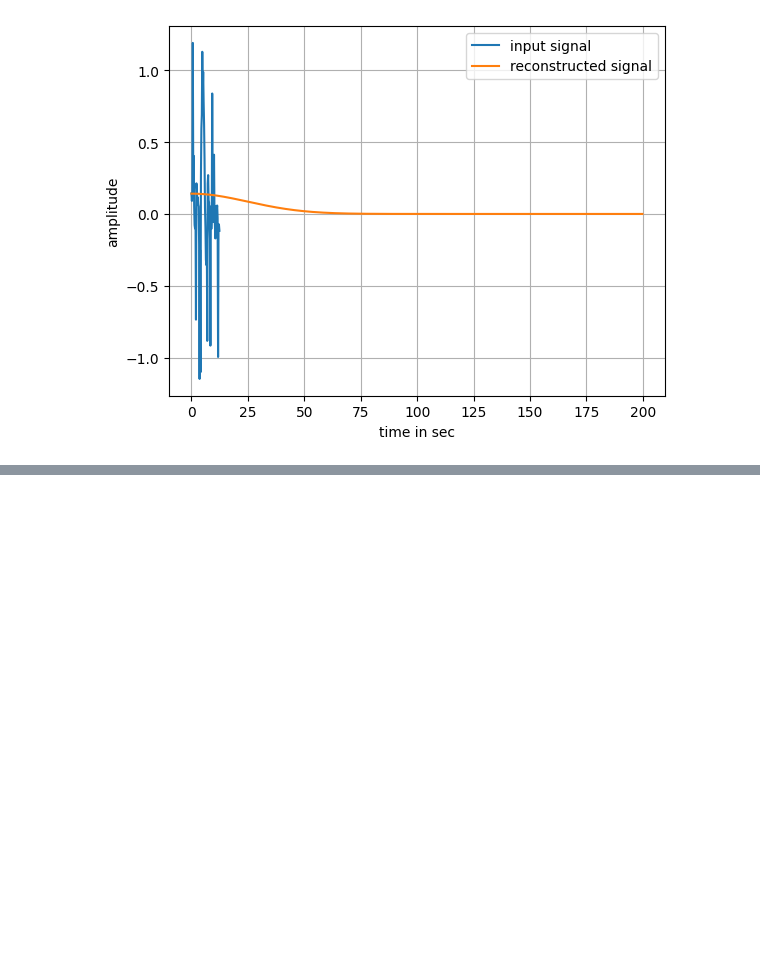
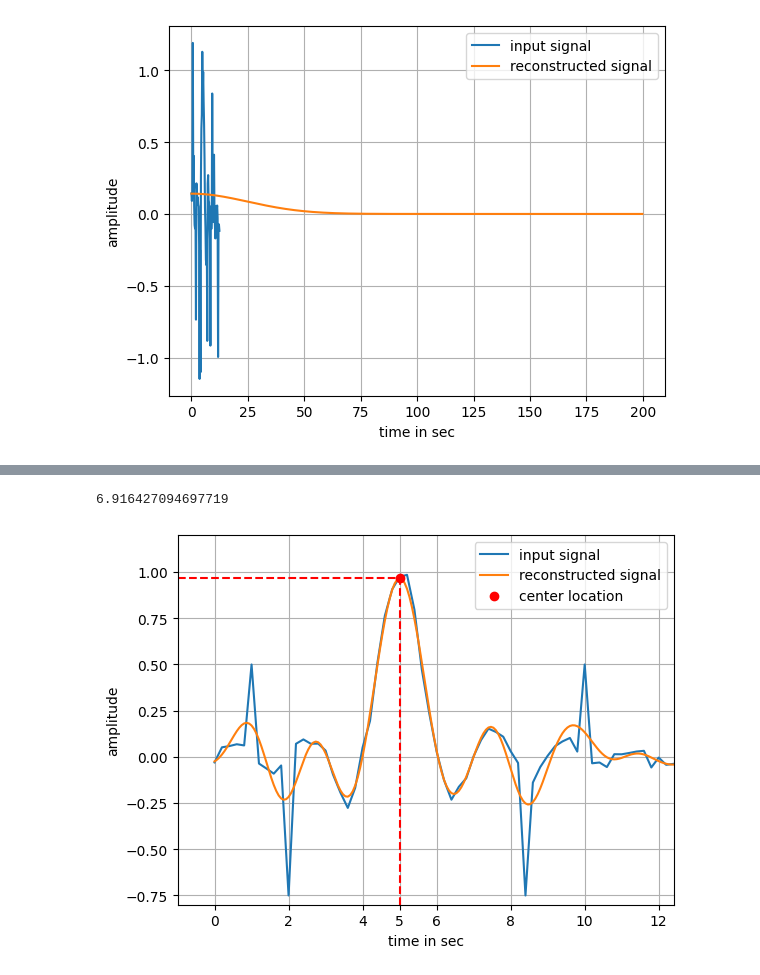
Before and after one commit to s184012/ml-in-signal-assignment3, a Jupyter notebook: problemset3.ipynb, the cells around one changed output, grey strips where cells are left out. Saved outputs shown, nothing was run; the diff lists cells and outputs as text; code cells hidden in the pictures; blank space fills up the shorter version.

```diff
--- a/problemset3.ipynb
+++ b/problemset3.ipynb
@@ -103,7 +103,7 @@ repetitions=100;
 Amean = np.zeros(shape=(2,2))
 for i in range(0,repetitions):
     r = np.random.rand(N,2);
-    x = (A@r.T).T;
+    t = (A@r.T).T;
 
     # calculate ica
     mu = 0.1;
@@ -111,11 +111,11 @@ for i in range(0,repetitions):
     iterations = 200;
 
     # Mean across the first (column) axis
-    col_means = np.mean(x, axis=0)
-    x = x - col_means
+    col_means = np.mean(t, axis=0)
+    t = t - col_means
 
     # run ICA
-    W = ICA(x, mu, components, iterations, 'subGauss')
+    W = ICA(t, mu, components, iterations, 'subGauss')
 
     # Normalize unmixing matrix
     A=np.divide(A,np.max(A));
@@ -124,7 +124,7 @@ for i in range(0,repetitions):
     Ahat = np.divide(Ahat, np.max(Ahat));
 
     # Compute unmixed signals
-    y = (W@x.T).T
+    y = (W@t.T).T
 
 
 
@@ -156,7 +156,7 @@ plt.show()
 
 # plot generated data
 plt.figure(figsize=(10,10))
-plt.plot(x[:,0],x[:,1],'.')
+plt.plot(t[:,0],t[:,1],'.')
 plt.show()
 
 # plot data projection on ica axis
@@ -205,12 +205,12 @@ np.random.seed(1)
 steps = 10
 X = np.zeros((len(A), steps))
 Y = np.zeros((len(H), steps))
-x = m0
+t = m0
 for k in range(steps):
     q = np.linalg.cholesky(Q)@np.random.randn(len(A), 1)
-    x = A@x + q
-    y = H@x + s*np.random.randn(2, 1)
-    X[:, k] = x[:, 0]
+    t = A@t + q
+    y = H@t + s*np.random.randn(2, 1)
+    X[:, k] = t[:, 0]
     Y[:, k] = y[:, 0]
 
 plt.figure()
@@ -366,0 +403,60 @@ ax.grid()
+# %%
+N = len(y)
+
+# learning parameters
+sigma = 1
+C = .1
+samples_multiplier = 3
+samples = samples_multiplier*N - (samples_multiplier-1)
+t_sample = np.linspace(t[0], t[-1], samples)
+indices = np.arange(0, samples, samples_multiplier)
+
+
+np.testing.assert_almost_equal(t_sample[indices], t, decimal=2)
+# unbiased L2 Kernel Ridge Regression (KRR-L2)
+# build kernel matrix
+pair_dist = np.abs(t.reshape(-1, 1) - t.reshape(1, -1)) # solution
+K = np.exp(-1/(sigma**2)*pair_dist**2) # solution
+A = C*np.identity(N) + K # solution
+sol = np.linalg.solve(A, y)
+
+# Generate regressor
+# NOTE: this loop can be optimized
+z0 = np.zeros(samples)
+for k in range(samples):
+    z0[k] = 0
+    for j in range(N):
+        value = np.exp(-1/(sigma**2)*(t[j] - t_sample[k])**2)
+        z0[k] += sol[j]*value
+
+
+
+error = y - z0[indices]
+
+# SNR in dB
+snr = 10*np.log10(np.sum(z0[indices]**2)/np.sum(error**2))
+display(snr)
+
+# Center loaction
+max_idx = np.argmax(z0)
+ymax, tmax = z0[max_idx], t_sample[max_idx]
+
+# plot
+fig, ax = plt.subplots()
+ax.set_xlabel('time in sec')
+ax.set_ylabel('amplitude')
+ax.plot(t, y, label='input signal')
+ax.plot(t_sample, z0, label='reconstructed signal')
+# plot center with dashed lines to the axes and display the coordinates as ticks
+ax.plot(tmax, ymax, 'ro', label='center location')
+ax.set_xticks(list(ax.get_xticks()) + [round(tmax,3)])
+ax.set_xlim(-1, max(t))
+ax.set_ylim(-.8, 1.2)
+ax.vlines(tmax, -.8, ymax, linestyles='dashed', colors='r')
+ax.hlines(ymax, -1, tmax, linestyles='dashed', colors='r')
+ax.legend()
+ax.grid()
+# plt.show()
+# %% [output]
+6.916427094697719
+[figure, added]
```
Also changed, not shown: parts of 9 cells of this notebook.
